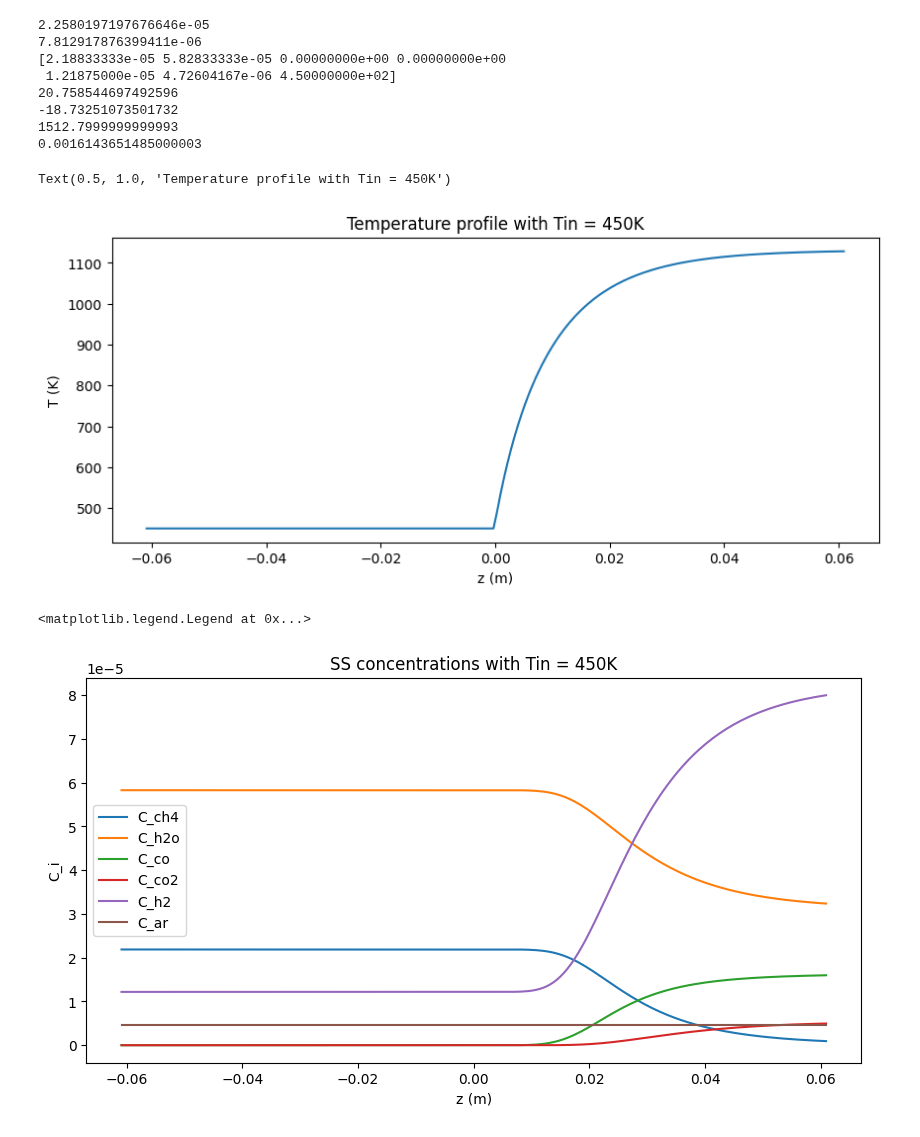
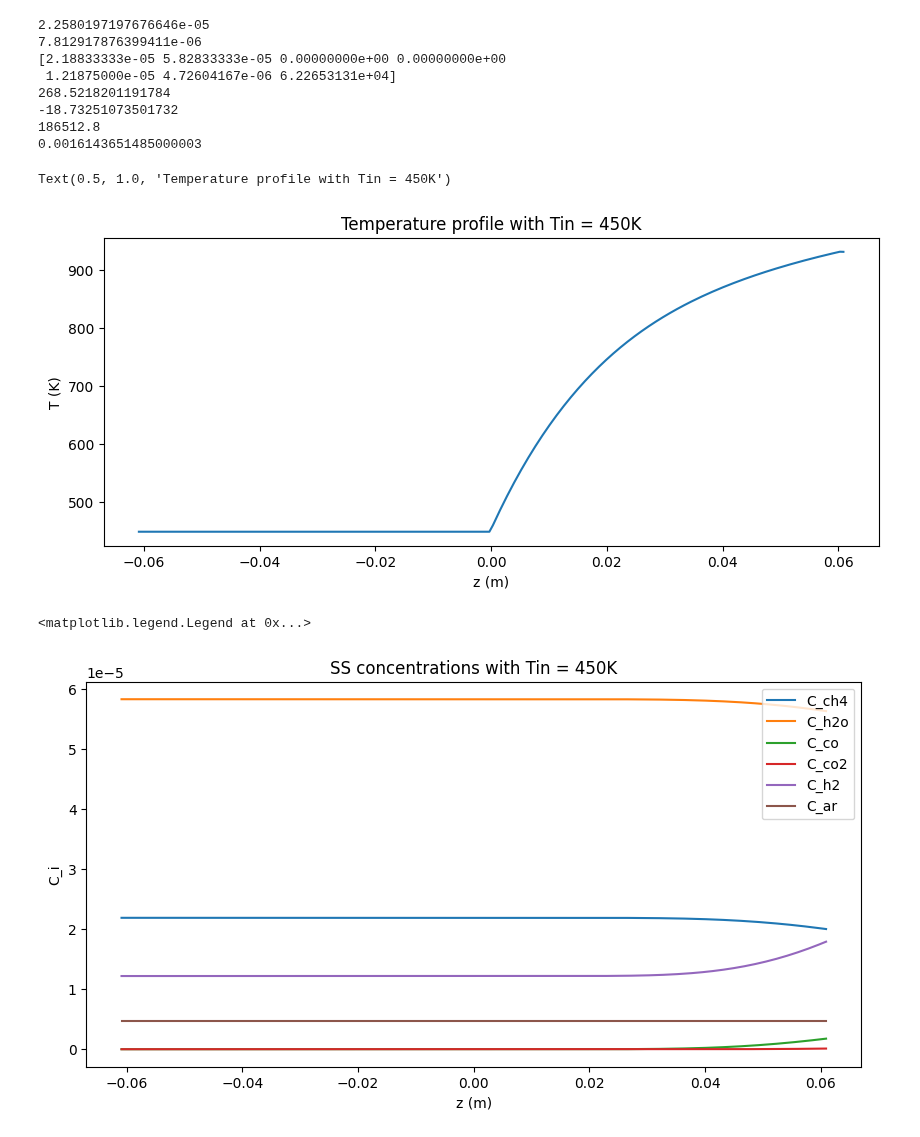
Before and after one commit to alexander-gbu/PMRModel, a Jupyter notebook: Scipy1DSS_NewHeatBalNOTC_MatchingMolarBottomTempCont.ipynb, the cells around one changed output. Drawn from its saved outputs; the diff is of its cells as text; code cells hidden in the pictures.

Commit message:
not working heat balance

```diff
--- a/Scipy1DSS_NewHeatBalNOTC_MatchingMolarBottomTempCont.ipynb
+++ b/Scipy1DSS_NewHeatBalNOTC_MatchingMolarBottomTempCont.ipynb
@@ -134,7 +133,8 @@ Rgas = 8.3144598 * 10**-5
 
 sccm0 = np.array([16.16, 43.04, 0, 0, 9, 3.49])
 mols0 = sccm0/22400 * 273 / Tin * P / 1 / 60
-boundary = np.concatenate((mols0, [Tin]))
+
+boundary = np.concatenate((mols0, [np.sum(mols0)/Ain*33*(Tin - 298.15)])) #adjust the heat capacity
 print(boundary)
 
 #rate equation constants
@@ -153,7 +153,7 @@ Uouter = 18.6 #J (s K m2)^-1.     Uouter = 0.116/Souter
 Ts = 298 #K
 Uinner = Uouter
 
-q_furn = 15500 #W/m2 #16000*Souter #J/s  q_furn= 2
+q_furn = 200500 #W/m2 #16000*Souter #J/s  q_furn= 2
 
 print(q_furn*Souter)
 print(Souter*Uouter*(-1050 + Ts))
@@ -165,10 +165,10 @@ print(m0) #kg/s
 2.2580197197676646e-05
 7.812917876399411e-06
 [2.18833333e-05 5.82833333e-05 0.00000000e+00 0.00000000e+00
- 1.21875000e-05 4.72604167e-06 4.50000000e+02]
-20.758544697492596
+ 1.21875000e-05 4.72604167e-06 6.22653131e+04]
+268.5218201191784
 -18.73251073501732
-1512.7999999999993
+186512.8
 0.0016143651485000003
 # %%
 x_num = 200
@@ -190,7 +190,9 @@ def odes(x, F): #dy/dt = f(x)
     F[:6, :][F[:6, :] < 0] = 0
     Ftot = np.sum(F[:6], axis = 0)
     y = F[:6]/Ftot
-    T = F[6]
+    h = F[6]*Ain/Ftot #THIS IS NOT CORRECT BECAUSE THE AREA CALCULATION DOES NOT CHANGE CAN COMPARE THIS ONE TO USING CTOT*V
+    Cp = 33.2
+    T = h/Cp + 298.15
     Ctot = P/(Rgas * T)
 
     hnx = int(len(T)/2)
@@ -228,7 +230,7 @@ def odes(x, F): #dy/dt = f(x)
     # print(len(T[:hnx][::-1]))
     Cvh = np.zeros(len(T))
     Cvh [hnx:endnx] = (Souter/V*Uouter*(-T[hnx:endnx] + Ts) #+ Sinner/V*Uinner*(-T[hnx:endnx] + T[:hnx][::-1])
-                + dHsmr[hnx:endnx]*rsmr[hnx:endnx] + dz*A*dHwgs[hnx:endnx]*rwgs[hnx:endnx]
+                + dHsmr[hnx:endnx]*rsmr[hnx:endnx] + dHwgs[hnx:endnx]*rwgs[hnx:endnx]
                 + q_furn*Souter/A)
     Cvh[:hnx] = 0 #Sinner*Uinner*(T[hnx:endnx][::-1] - T[:hnx])/(np.sum(F[:6,:hnx], axis = 0)/Ain*Cpg[:hnx]*Vin)
 
@@ -239,14 +241,18 @@ def bcs(yleft, yright):
 
 soln = solve_bvp(odes, bcs, x_pts, init_guess, max_nodes=x_num, tol = 0.000000001)
 # %%
+Ftot = np.sum(soln.y[:6], axis = 0)
+h = soln.y[6]*Ain/Ftot #THIS IS NOT CORRECT BECAUSE THE AREA CALCULATION DOES NOT CHANGE CAN COMPARE THIS ONE TO USING CTOT*V
+Cp = 33.2
+T = h/Cp + 298.15
 plt.figure(figsize=(10, 4))
-plt.plot(soln.x, soln.y[6])
+plt.plot(soln.x, T)
 plt.xlabel('z (m)')
 plt.ylabel('T (K)')
 plt.title(f'Temperature profile with Tin = {Tin}K')
 # %% [output]
 Text(0.5, 1.0, 'Temperature profile with Tin = 450K')
-[figure, old version]
+[figure, new version]
 # %%
 plt.figure(figsize=(10, 5))
 plt.plot(soln.x, soln.y[0], label='C_ch4')
@@ -261,7 +267,7 @@ plt.title(f'SS concentrations with Tin = {Tin}K')
 plt.legend()
 # %% [output]
 <matplotlib.legend.Legend at 0x...>
-[figure, old version]
+[figure, new version]
 # %%
 plt.figure(figsize=(7, 5))
 plt.plot(soln.x[99:], soln.y[0,99:][::-1]/A/0.18, label='C_ch4')
```
Also changed, not shown: parts of 10 cells of this notebook, 1 other file.
